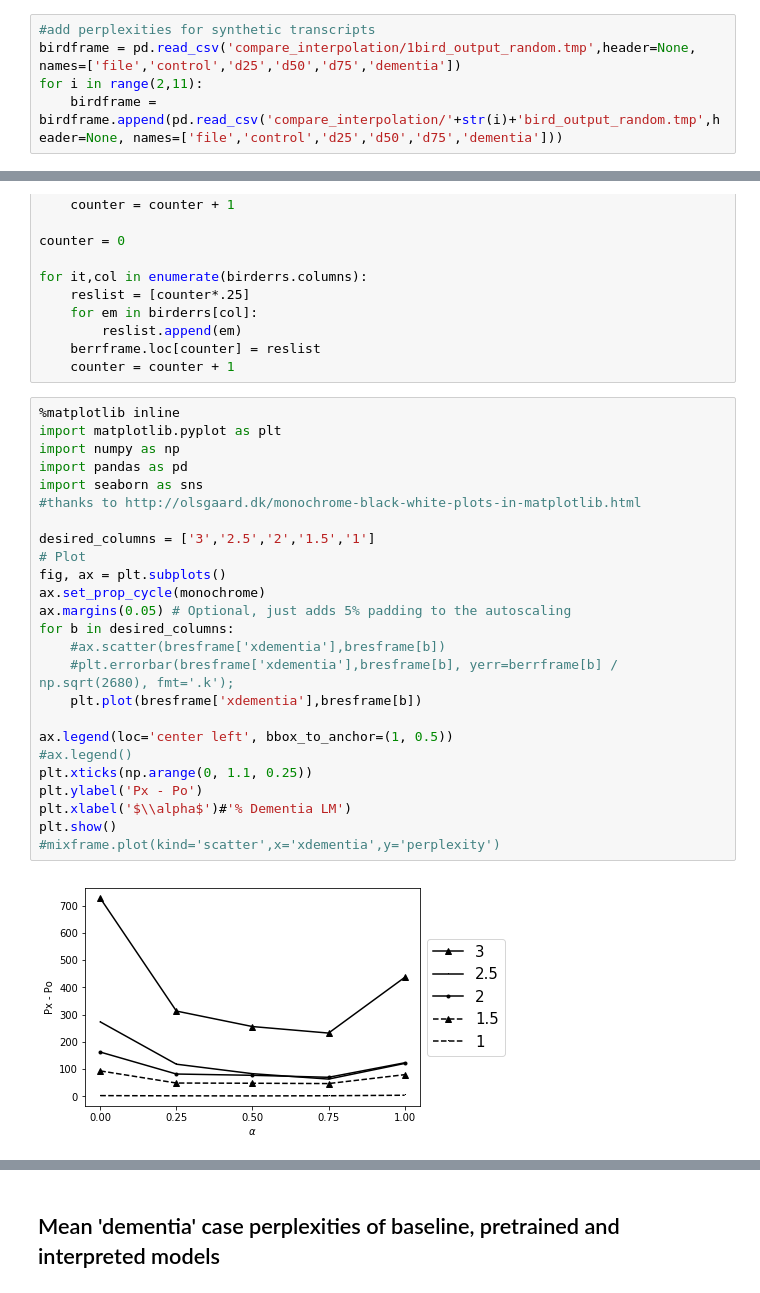
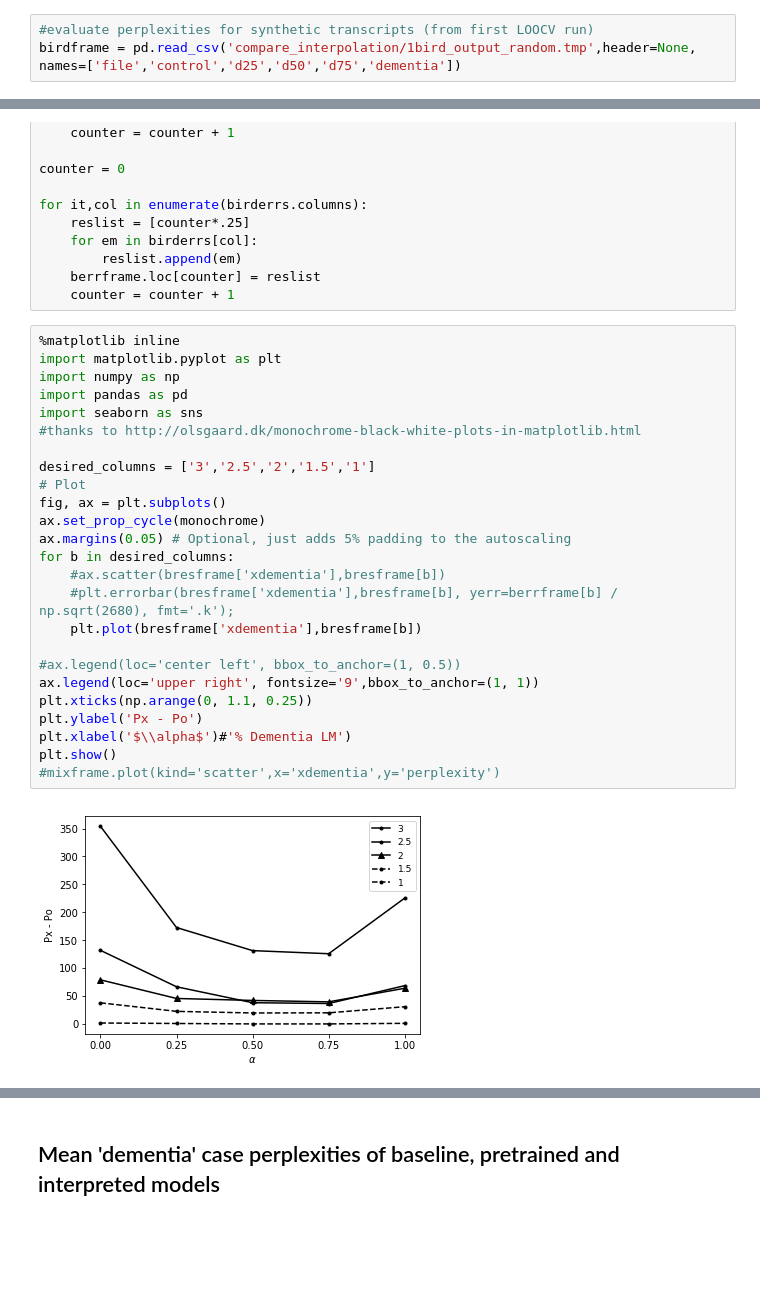
Before and after one commit to treversec/tale_of_two_perplexities, a Jupyter notebook: interpolation_results.ipynb, the cells around one changed output, grey strips where cells are left out. Drawn from its saved outputs; the diff is of its cells as text; blank space fills up the shorter version.

Commit message:
update bird files

```diff
--- a/interpolation_results.ipynb
+++ b/interpolation_results.ipynb
@@ -97,10 +97,8 @@ PRETRAINED WORD EMBEDDINGS
 # %% [markdown]
 # Paired perplexity of 'control' and 'dementia' models in relation to synthetic transcripts
 # %%
-#add perplexities for synthetic transcripts
+#evaluate perplexities for synthetic transcripts (from first LOOCV run)
 birdframe = pd.read_csv('compare_interpolation/1bird_output_random.tmp',header=None, names=['file','control','d25','d50','d75','dementia'])
-for i in range(2,11):
-    birdframe = birdframe.append(pd.read_csv('compare_interpolation/'+str(i)+'bird_output_random.tmp',header=None, names=['file','control','d25','d50','d75','dementia']))
 # %%
 bframe = birdframe.groupby('file').mean()
 berrframe = birdframe.groupby('file').std()
@@ -175,30 +173,30 @@ for it,col in enumerate(birderrs.columns):
 # %%
 %matplotlib inline
 import matplotlib.pyplot as plt
 import numpy as np
 import pandas as pd
 import seaborn as sns
 #thanks to http://olsgaard.dk/monochrome-black-white-plots-in-matplotlib.html
 
 desired_columns = ['3','2.5','2','1.5','1']
 # Plot
 fig, ax = plt.subplots()
 ax.set_prop_cycle(monochrome)
 ax.margins(0.05) # Optional, just adds 5% padding to the autoscaling
 for b in desired_columns:
     #ax.scatter(bresframe['xdementia'],bresframe[b])
     #plt.errorbar(bresframe['xdementia'],bresframe[b], yerr=berrframe[b] / np.sqrt(2680), fmt='.k');
     plt.plot(bresframe['xdementia'],bresframe[b])
 
-ax.legend(loc='center left', bbox_to_anchor=(1, 0.5))
-#ax.legend()
+#ax.legend(loc='center left', bbox_to_anchor=(1, 0.5))
+ax.legend(loc='upper right', fontsize='9',bbox_to_anchor=(1, 1))
 plt.xticks(np.arange(0, 1.1, 0.25))
 plt.ylabel('Px - Po')
 plt.xlabel('$\\alpha$')#'% Dementia LM')
 plt.show()
 #mixframe.plot(kind='scatter',x='xdementia',y='perplexity')
 # %% [output]
-[figure, old version]
+[figure, new version]
 # %%
 #same analysis with pretrained embeddings (not in paper)
 #add perplexities for synthetic transcripts
```
Also changed, not shown: parts of 3 cells of this notebook, 11 other files.
